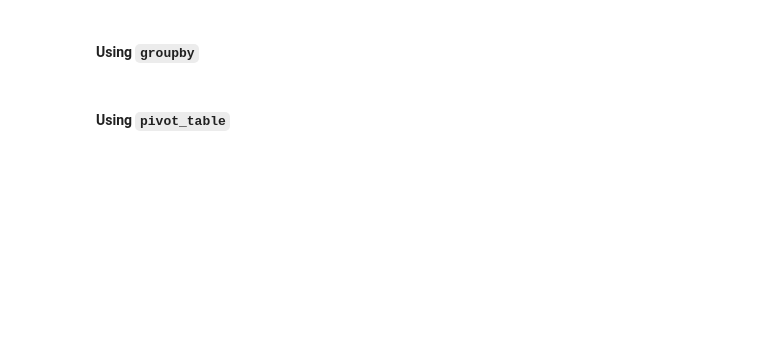
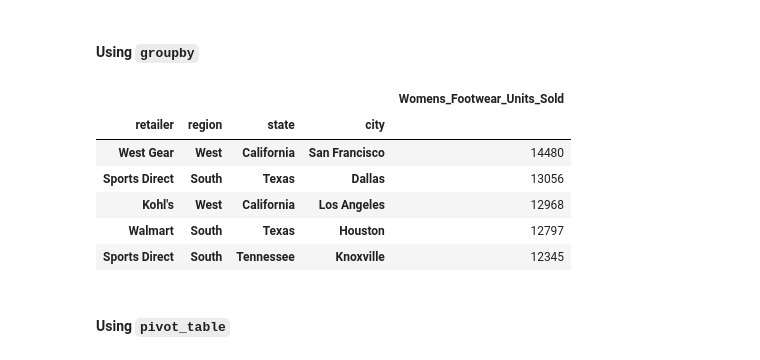
Before and after one commit to skiluvia/athletic_sales_analysis, a Jupyter notebook: athletic_sales_analysis_starter_code.ipynb, the cells around one changed output. Cells and saved outputs as stored; diff of their text form; code cells hidden in the pictures; blank space fills up the shorter version.

```diff
--- a/athletic_sales_analysis_starter_code.ipynb
+++ b/athletic_sales_analysis_starter_code.ipynb
@@ -278,8 +303,18 @@ athletic_sales_2020_2021_total_sales_retailer_df.sort_values("Total Sales", asce
 # %%
 # Show the total number of women's athletic footwear sold for each retailer, region, state, and city.
 # Rename the "units_sold" column to "Womens_Footwear_Units_Sold"
+athletic_sales_2020_2021_womens_retailer_df = athletic_sales_2020_2021_womens_df.groupby(["retailer", "region", "state", "city"]).agg({"units_sold": "sum"}).rename(columns={"units_sold": "Womens_Footwear_Units_Sold"})
 
 # Show the top 5 results.
+athletic_sales_2020_2021_womens_retailer_df.sort_values("Womens_Footwear_Units_Sold", ascending=False).head(5)
+# %% [output]
+|  |  |  |  | Womens_Footwear_Units_Sold |
+| retailer | region | state | city |  |
+| West Gear | West | California | San Francisco | 14480 |
+| Sports Direct | South | Texas | Dallas | 13056 |
+| Kohl's | West | California | Los Angeles | 12968 |
+| Walmart | South | Texas | Houston | 12797 |
+| Sports Direct | South | Tennessee | Knoxville | 12345 |
 # %% [markdown]
 #### Using `pivot_table`
 # %%
```
Also changed, not shown: parts of 6 cells of this notebook.
